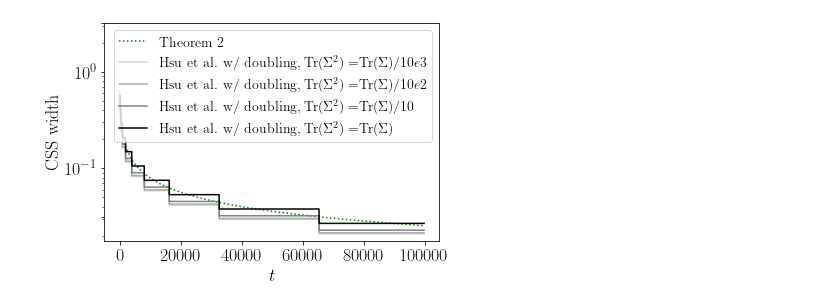
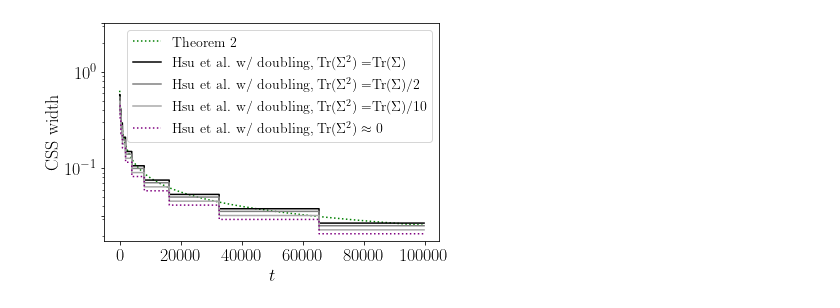
Before and after one commit to bchugg/confidence-spheres, a Jupyter notebook: subG.ipynb, the cells around one changed output. Saved outputs shown, nothing was run; the diff lists cells and outputs as text; code cells hidden in the pictures.

```diff
--- a/subG.ipynb
+++ b/subG.ipynb
@@ -147,29 +143,31 @@ plt.yticks([10**-1.5, 10**-1, 10**0])
 # %%
 alpha = 0.05
 n = 100000
 start = 150
 
 stitched = stitched_css(10, 1, n, np.log(1/alpha))
 
-stitched_Hsu_p1 = Hsu_doubling(10, 0.01, 1, n, np.log(1/alpha))
-stitched_hsu_1 = Hsu_doubling(10, 0.1, 1, n, np.log(1/alpha))
-stitched_hsu_5 = Hsu_doubling(10, 1, 1, n, np.log(1/alpha))
+stitched_hsu_lim = Hsu_doubling(10, 0.001, 1, n, np.log(1/alpha))
+stitched_Hsu_p1 = Hsu_doubling(10, 0.1, 1, n, np.log(1/alpha))
+stitched_hsu_1 = Hsu_doubling(10, 1, 1, n, np.log(1/alpha))
+stitched_hsu_5 = Hsu_doubling(10, 5, 1, n, np.log(1/alpha))
 stitched_hsu_10 = Hsu_doubling(10, 10, 1, n, np.log(1/alpha))
 
 
 plt.plot(stitched[start:], label='Theorem 2', ls=':', c='green')
-plt.plot(stitched_Hsu_p1[start:], label='Hsu et al. w/ doubling, Tr($\Sigma^2)= $Tr($\Sigma)/10e3$', ls='-', c='lightgray')
-plt.plot(stitched_hsu_1[start:], label='Hsu et al. w/ doubling, Tr($\Sigma^2)= $Tr($\Sigma)/10e2$', ls='-', c='darkgray')
-plt.plot(stitched_hsu_5[start:], label='Hsu et al. w/ doubling, Tr($\Sigma^2)= $Tr($\Sigma)/10$', ls='-', c='gray')
+#plt.plot(stitched_Hsu_p1[start:], label='Hsu et al. w/ doubling, Tr($\Sigma^2)= $Tr($\Sigma)/100$', ls='-', c='lightgray')
 plt.plot(stitched_hsu_10[start:], label='Hsu et al. w/ doubling, Tr($\Sigma^2)= $Tr($\Sigma)$', ls='-', c='black')
+plt.plot(stitched_hsu_5[start:], label='Hsu et al. w/ doubling, Tr($\Sigma^2)= $Tr($\Sigma)/2$', ls='-', c='gray')
+plt.plot(stitched_hsu_1[start:], label='Hsu et al. w/ doubling, Tr($\Sigma^2)= $Tr($\Sigma)/10$', ls='-', c='darkgray')
+plt.plot(stitched_hsu_lim[start:], label='Hsu et al. w/ doubling, Tr($\Sigma^2) \\approx 0$', ls=':', c='purple')
 
 
 plt.yscale('log')
 plt.legend(fontsize=14)
 plt.ylabel('CSS width')
 plt.xlabel('$t$')
 plt.yticks([10**-1.5, 10**-1, 10**0, 10**0.5])
 
 plt.savefig('figures/subG_doubling.png', dpi=300, bbox_inches='tight')
 # %% [output]
-[figure, old version]
+[figure, new version]
```
Also changed, not shown: parts of 1 cell of this notebook, 5 other files.
